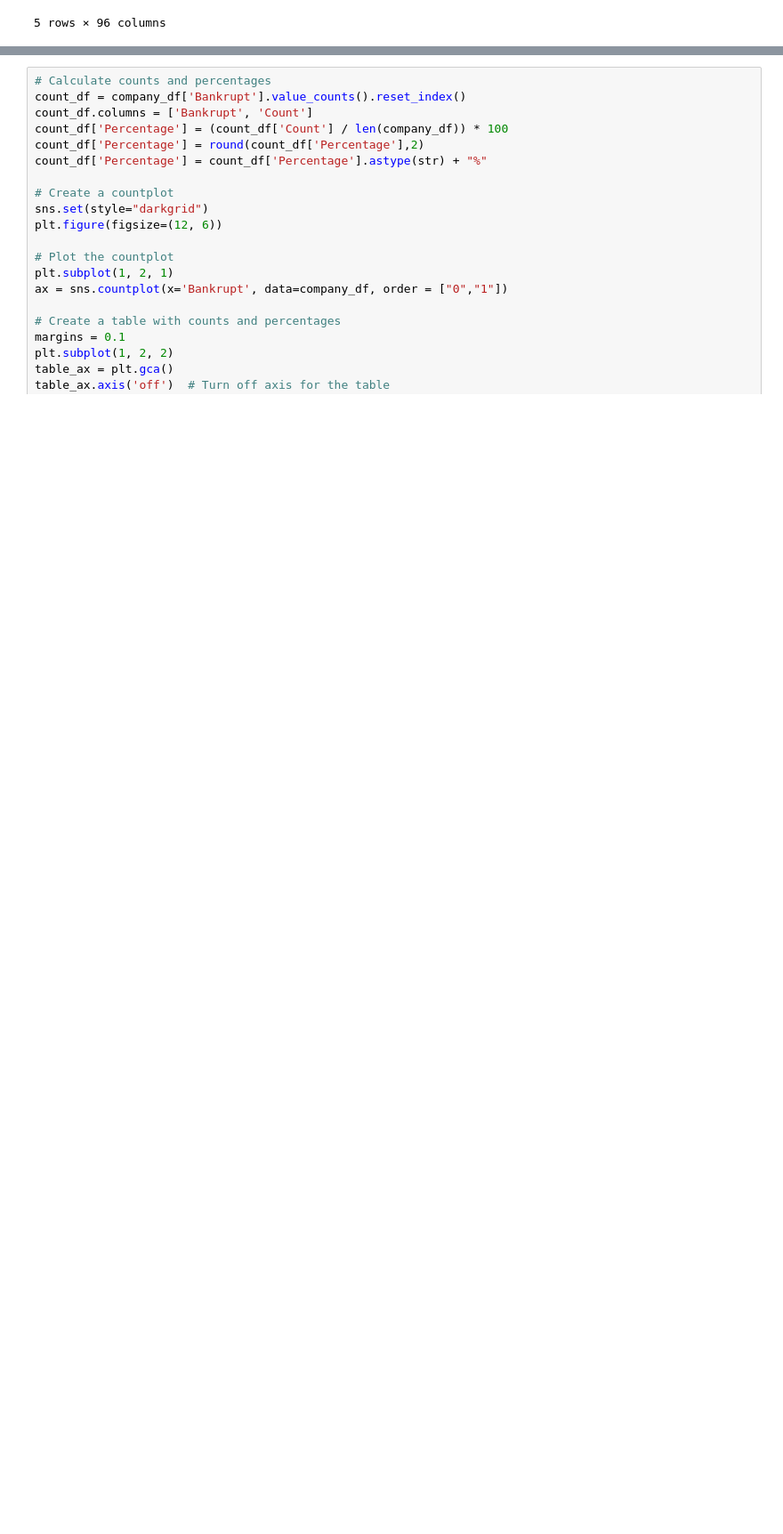
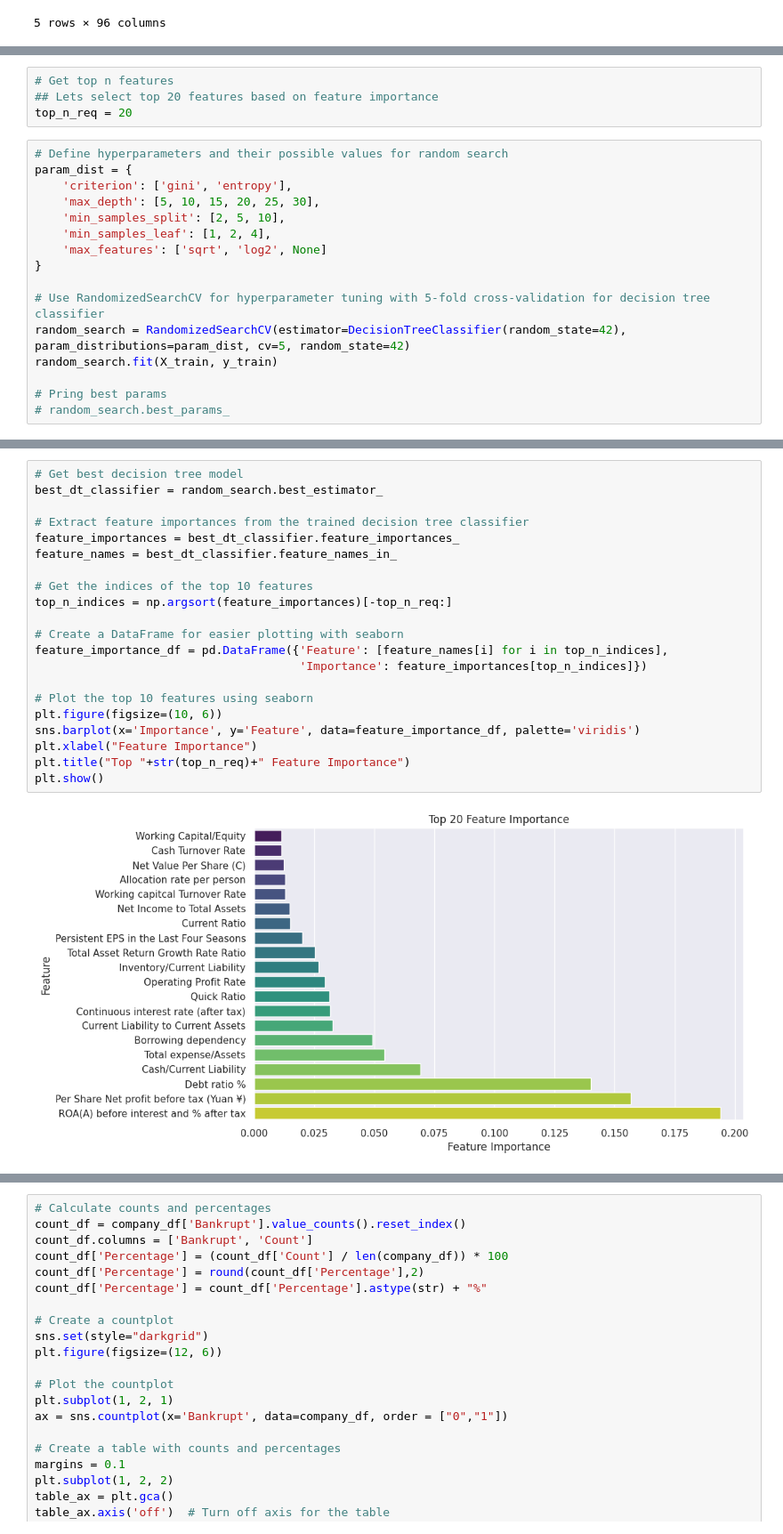
Before and after one commit to kuralamuthan300/bankruptcy_prediction, a Jupyter notebook: bankruptcy-eda-modelling.ipynb, the cells around one changed output, grey strips where cells are left out. Shown: that part at 89% size. Drawn from its saved outputs; the diff is of its cells as text; blank space fills up the shorter version.

```diff
--- a/bankruptcy-eda-modelling.ipynb
+++ b/bankruptcy-eda-modelling.ipynb
@@ -145,0 +200,20 @@ Duplicated records not identified
+# %%
+# Get top n features
+## Lets select top 20 features based on feature importance
+top_n_req = 20
+# %%
+# Define hyperparameters and their possible values for random search
+param_dist = {
+    'criterion': ['gini', 'entropy'],
+    'max_depth': [5, 10, 15, 20, 25, 30],
+    'min_samples_split': [2, 5, 10],
+    'min_samples_leaf': [1, 2, 4],
+    'max_features': ['sqrt', 'log2', None]
+}
+
+# Use RandomizedSearchCV for hyperparameter tuning with 5-fold cross-validation for decision tree classifier
+random_search = RandomizedSearchCV(estimator=DecisionTreeClassifier(random_state=42), param_distributions=param_dist, cv=5, random_state=42)
+random_search.fit(X_train, y_train)
+
+# Pring best params
+# random_search.best_params_
@@ -145,0 +226,23 @@ Duplicated records not identified
+# %%
+# Get best decision tree model
+best_dt_classifier = random_search.best_estimator_
+
+# Extract feature importances from the trained decision tree classifier
+feature_importances = best_dt_classifier.feature_importances_
+feature_names = best_dt_classifier.feature_names_in_
+
+# Get the indices of the top 10 features
+top_n_indices = np.argsort(feature_importances)[-top_n_req:]
+
+# Create a DataFrame for easier plotting with seaborn
+feature_importance_df = pd.DataFrame({'Feature': [feature_names[i] for i in top_n_indices],
+                                      'Importance': feature_importances[top_n_indices]})
+
+# Plot the top 10 features using seaborn
+plt.figure(figsize=(10, 6))
+sns.barplot(x='Importance', y='Feature', data=feature_importance_df, palette='viridis')
+plt.xlabel("Feature Importance")
+plt.title("Top "+str(top_n_req)+" Feature Importance")
+plt.show()
+# %% [output]
+[figure, added]
```
Also changed, not shown: parts of 19 cells of this notebook.
